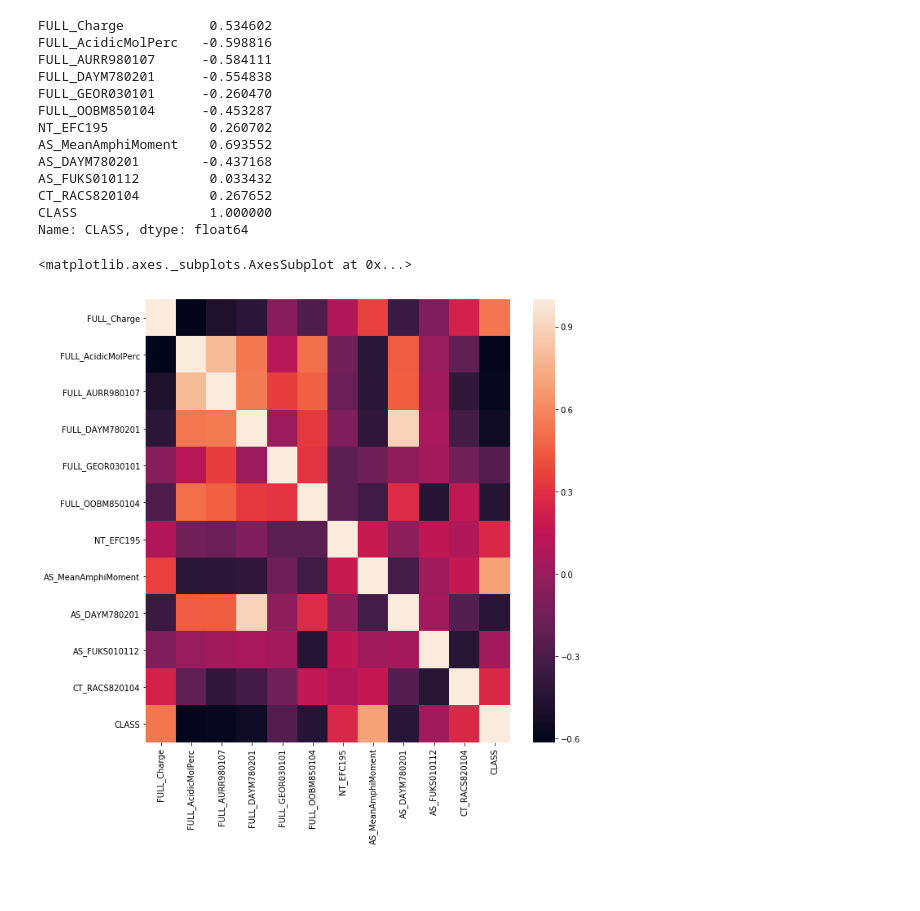
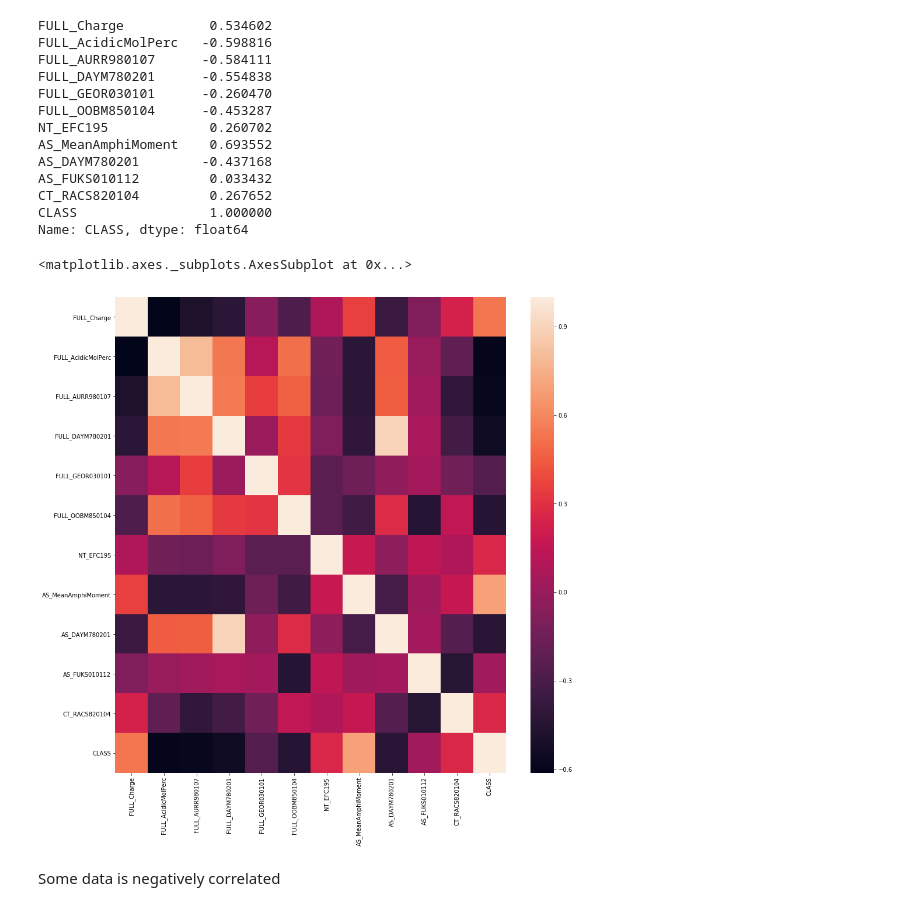
Before and after one commit to atwine/ace-class-notes, a Jupyter notebook: AMP Data Sets/Emmanuel_Mande.ML_Pipeline.ipynb, the cells around one changed output. Saved outputs shown, nothing was run; the diff lists cells and outputs as text; code cells hidden in the pictures; blank space fills up the shorter version.

```diff
--- a/AMP Data Sets/Emmanuel_Mande.ML_Pipeline.ipynb
+++ b/AMP Data Sets/Emmanuel_Mande.ML_Pipeline.ipynb
@@ -197,8 +239,10 @@ CLASS                 1.000000
 Name: CLASS, dtype: float64
 # %%
 #In order to beautifully see the whole correlation, I can use Seaborn's heatmap.
-plt.figure(figsize=(10,10))
+plt.figure(figsize=(15,15))
 sns.heatmap(cor)
 # %% [output]
 <matplotlib.axes._subplots.AxesSubplot at 0x...>
-[figure, old version]
+[figure, new version]
+# %% [markdown]
+Some data is negatively correlated
```
Also changed, not shown: parts of 50 cells of this notebook.
